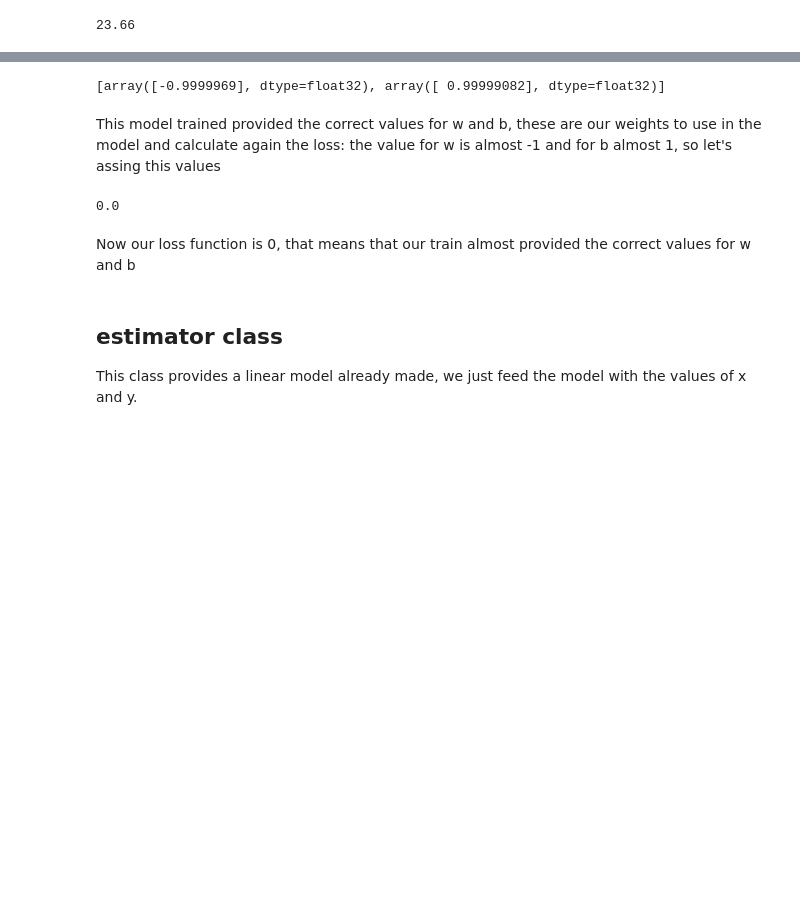
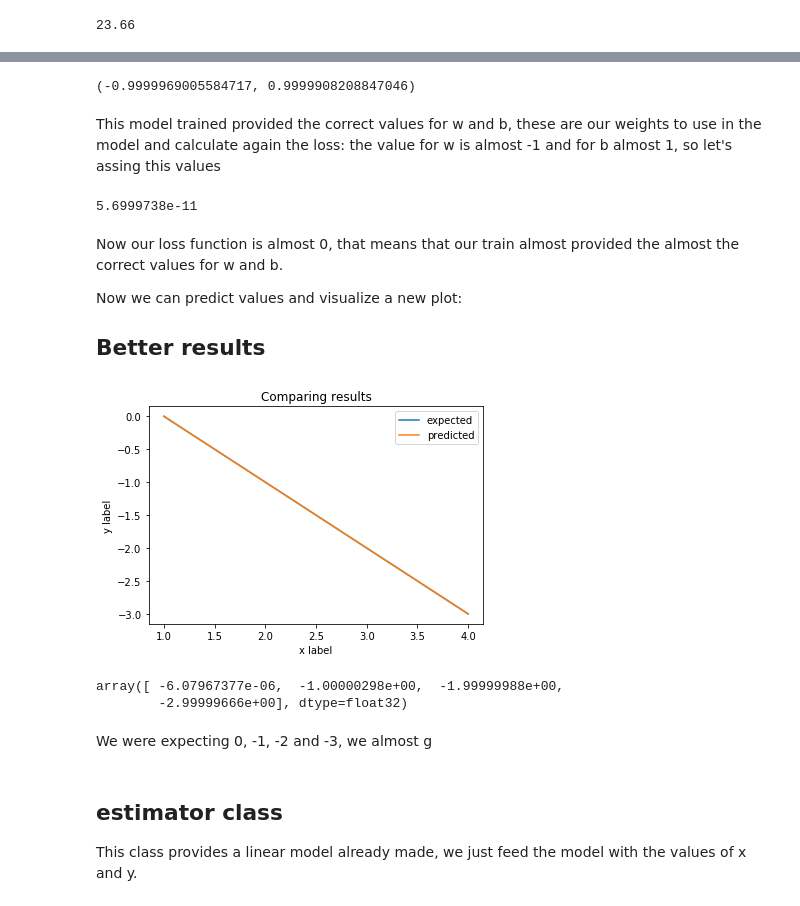
Before and after one commit to pedrosanzmtz/RNAClass, a Jupyter notebook: Hello_TensorFlow.ipynb, the cells around one changed output, grey strips where cells are left out. Cells and saved outputs as stored; diff of their text form; code cells hidden in the pictures; blank space fills up the shorter version.

```diff
--- a/Hello_TensorFlow.ipynb
+++ b/Hello_TensorFlow.ipynb
@@ -142,21 +194,54 @@ sess.run(init) # reset values to incorrect defaults.
 for i in range(1000):
   sess.run(train, {x: [1, 2, 3, 4], y: [0, -1, -2, -3]})
 
-print(sess.run([w, b]))
+w_value, b_value = sess.run([w, b])
+
+w_value = float(w_value)
+
+b_value = float(b_value)
+
+w_value, b_value
 # %% [output]
-[array([-0.9999969], dtype=float32), array([ 0.99999082], dtype=float32)]
+(-0.9999969005584717, 0.9999908208847046)
 # %% [markdown]
 This model trained provided the correct values for w and b, these are our weights to use in the model and calculate again the loss:
 the value for w is almost -1 and for b almost 1, so let's assing this values
 # %%
-fixW = tf.assign(w, [-1.])
-fixb = tf.assign(b, [1.])
+fixW = tf.assign(w, [w_value])
+fixb = tf.assign(b, [b_value])
 sess.run([fixW, fixb])
-print(sess.run(loss, {x: [1, 2, 3, 4], y: [0, -1, -2, -3]}))
+loss_value = sess.run(loss, {x: x_values, y: y_expected})
+
+loss_value
 # %% [output]
-0.0
+5.6999738e-11
 # %% [markdown]
-Now our loss function is 0, that means that our train almost provided the correct values for w and b
+Now our loss function is almost 0, that means that our train almost provided the almost the correct values for w and b.
+
+Now we can predict values and visualize a new plot:
+
+## Better results
+# %%
+predicted = sess.run(yp, {x: x_values})
+
+plt.plot(x_values, y_expected, label='expected')
+plt.plot(x_values, predicted, label='predicted')
+
+plt.xlabel('x label')
+plt.ylabel('y label')
+
+plt.title('Comparing results')
+plt.legend()
+plt.show()
+# %% [output]
+[figure, added]
+# %%
+predicted
+# %% [output]
+array([ -6.07967377e-06,  -1.00000298e+00,  -1.99999988e+00,
+        -2.99999666e+00], dtype=float32)
+# %% [markdown]
+We were expecting 0, -1, -2 and -3, we almost g
 # %% [markdown]
 ## estimator class
 This class provides a linear model already made, we just feed the model with the values of x and y.
```
Also changed, not shown: parts of 13 cells of this notebook.
